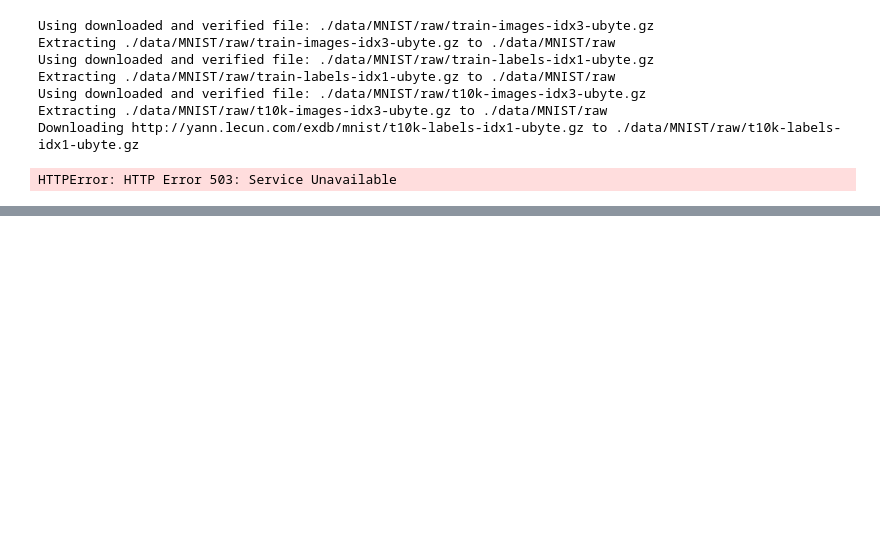
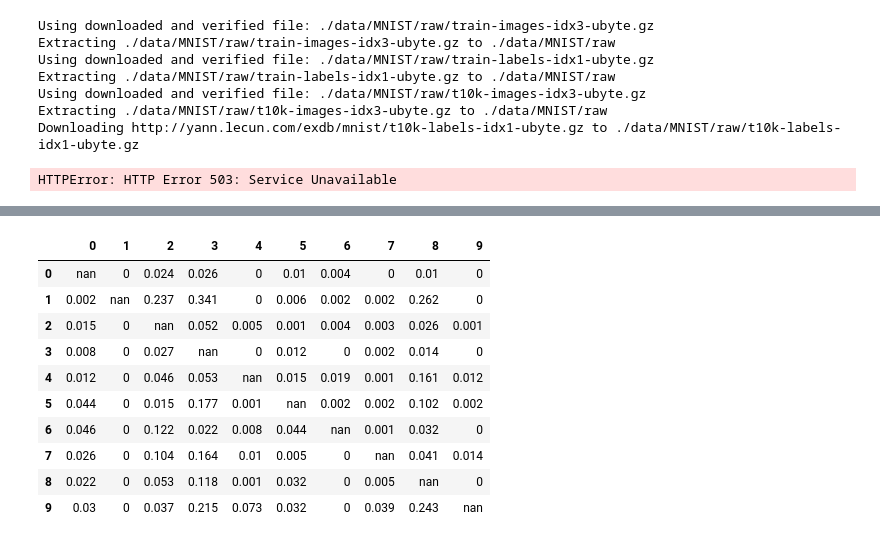
Before and after one commit to Jimmy-Shimizu/study, a Jupyter notebook: 感性認知情報/Untitled.ipynb, the cells around one changed output, grey strips where cells are left out. Drawn from its saved outputs; the diff is of its cells as text; code cells hidden in the pictures; blank space fills up the shorter version.

```diff
--- a/感性認知情報/Untitled.ipynb
+++ b/感性認知情報/Untitled.ipynb
@@ -110,0 +202,29 @@ Finished Training
+# %%
+df = pd.DataFrame(new_res_dict, index=index, columns=index)
+def background_gradient(s, m, M, cmap='PuBu', low=0, high=0):
+    rng = M - m
+    norm = colors.Normalize(m - (rng * low),
+                            M + (rng * high))
+    normed = norm(s.values)
+    c = [colors.rgb2hex(x) for x in plt.cm.get_cmap(cmap)(normed)]
+    return ['background-color: %s' % color for color in c]
+df.style.apply(background_gradient,
+               cmap='Reds',
+               m=df.min().min(),
+               M=df.max().max(),
+               low=0,
+               high=0.2)
+
+#df.style.background_gradient(low=0.5, high=0,cmap="Reds")
+# %% [output]
+|  | 0 | 1 | 2 | 3 | 4 | 5 | 6 | 7 | 8 | 9 |
+| 0 | nan | 0 | 0.024 | 0.026 | 0 | 0.01 | 0.004 | 0 | 0.01 | 0 |
+| 1 | 0.002 | nan | 0.237 | 0.341 | 0 | 0.006 | 0.002 | 0.002 | 0.262 | 0 |
+| 2 | 0.015 | 0 | nan | 0.052 | 0.005 | 0.001 | 0.004 | 0.003 | 0.026 | 0.001 |
+| 3 | 0.008 | 0 | 0.027 | nan | 0 | 0.012 | 0 | 0.002 | 0.014 | 0 |
+| 4 | 0.012 | 0 | 0.046 | 0.053 | nan | 0.015 | 0.019 | 0.001 | 0.161 | 0.012 |
+| 5 | 0.044 | 0 | 0.015 | 0.177 | 0.001 | nan | 0.002 | 0.002 | 0.102 | 0.002 |
+| 6 | 0.046 | 0 | 0.122 | 0.022 | 0.008 | 0.044 | nan | 0.001 | 0.032 | 0 |
+| 7 | 0.026 | 0 | 0.104 | 0.164 | 0.01 | 0.005 | 0 | nan | 0.041 | 0.014 |
+| 8 | 0.022 | 0 | 0.053 | 0.118 | 0.001 | 0.032 | 0 | 0.005 | nan | 0 |
+| 9 | 0.03 | 0 | 0.037 | 0.215 | 0.073 | 0.032 | 0 | 0.039 | 0.243 | nan |
```
Also changed, not shown: parts of 19 cells of this notebook, 4 other files.
